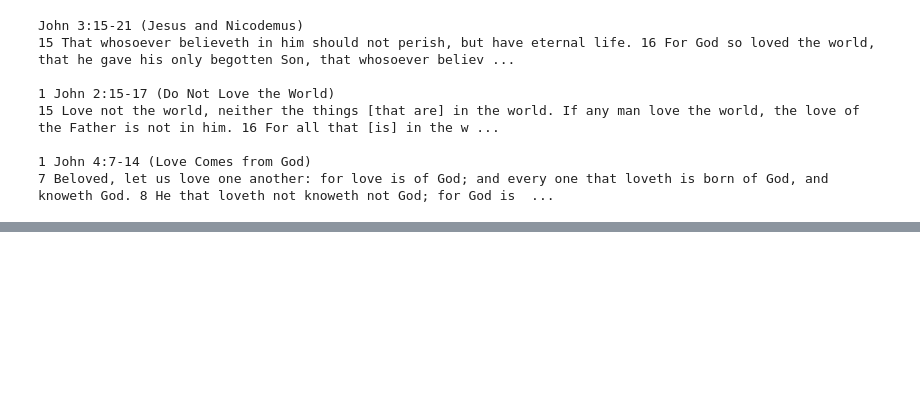
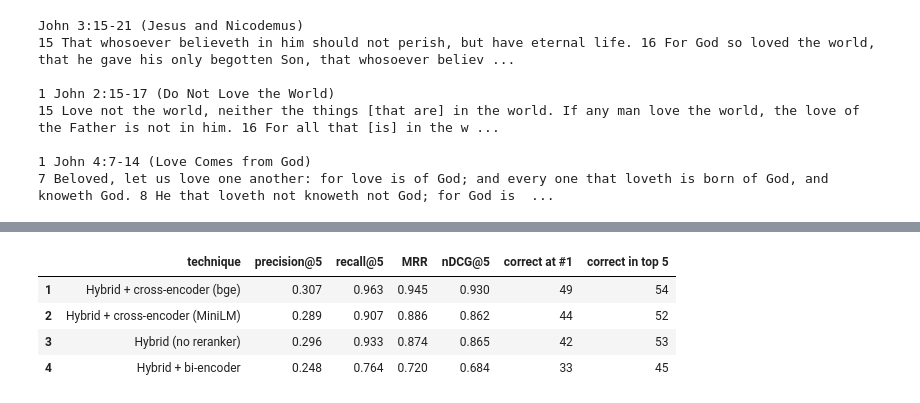
Before and after one commit to Gifted199/KJV-Bible-web-app, a Jupyter notebook: RAG_Retrieval_walkthrough.ipynb, the cells around one changed output, grey strips where cells are left out. Drawn from its saved outputs; the diff is of its cells as text; code cells hidden in the pictures; blank space fills up the shorter version.

```diff
--- a/RAG_Retrieval_walkthrough.ipynb
+++ b/RAG_Retrieval_walkthrough.ipynb
@@ -480,9 +490,9 @@ compare_techniques(combinations, questions)[0]
 
 ### Try the winner
 # %%
-from app.techniques import best_retriever
+from app.techniques import build_hybrid
 
-hybrid = best_retriever(DATA_DIR)
+hybrid = build_hybrid(DATA_DIR)
 for passage in hybrid.search("For God so loved the world", k=3):
     print(passage["text"][:200], "...\n")
 # %% [output]
@@ -501,0 +528,12 @@ John 3:15-21 (Jesus and Nicodemus)
+# %%
+from app.reranker import build_rerankers
+
+rerankers = build_rerankers(hybrid)  # Hybrid alone, then Hybrid + each reranker
+rerank_overall, rerank_by_type = compare_techniques(rerankers, questions)
+rerank_overall
+# %% [output]
+|  | technique | precision@5 | recall@5 | MRR | nDCG@5 | correct at #1 | correct in top 5 |
+| 1 | Hybrid + cross-encoder (bge) | 0.307 | 0.963 | 0.945 | 0.930 | 49 | 54 |
+| 2 | Hybrid + cross-encoder (MiniLM) | 0.289 | 0.907 | 0.886 | 0.862 | 44 | 52 |
+| 3 | Hybrid (no reranker) | 0.296 | 0.933 | 0.874 | 0.865 | 42 | 53 |
+| 4 | Hybrid + bi-encoder | 0.248 | 0.764 | 0.720 | 0.684 | 33 | 45 |
```
Also changed, not shown: parts of 16 cells of this notebook, 6 other files.
